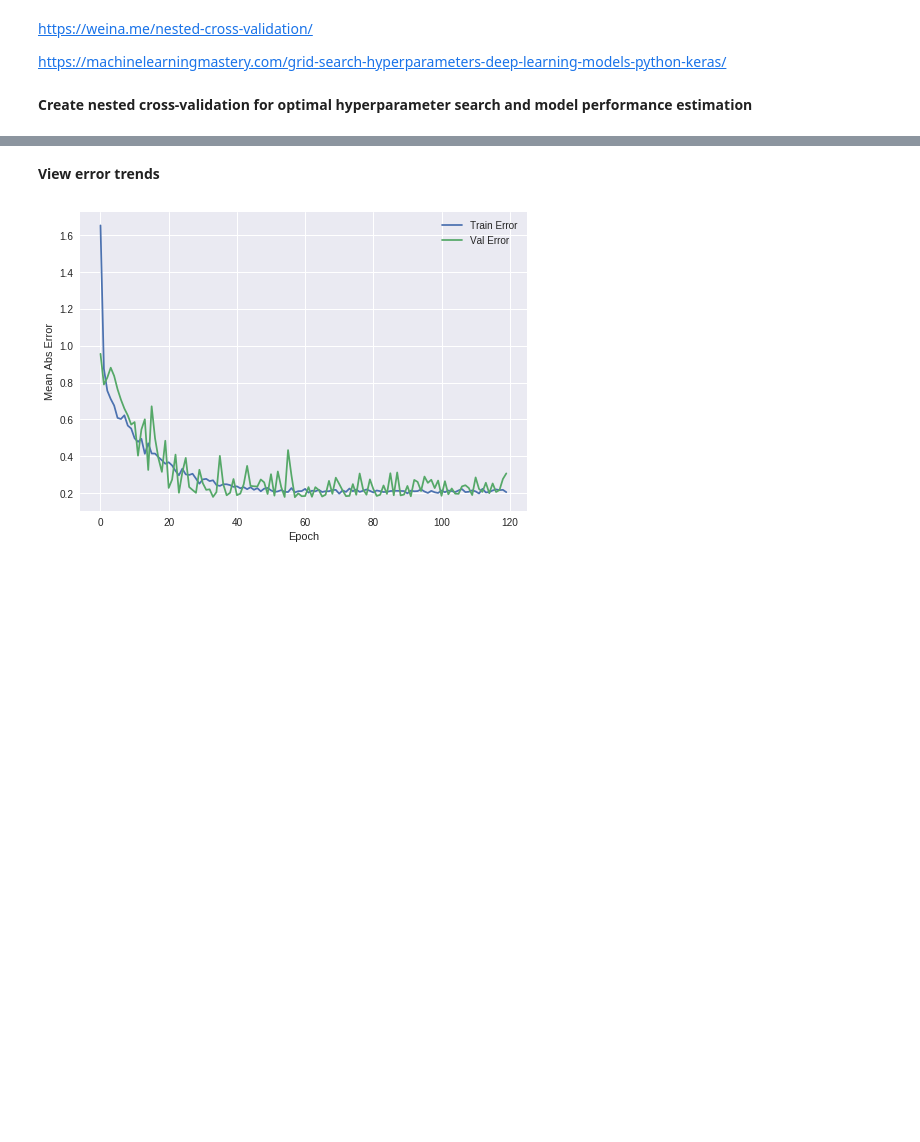
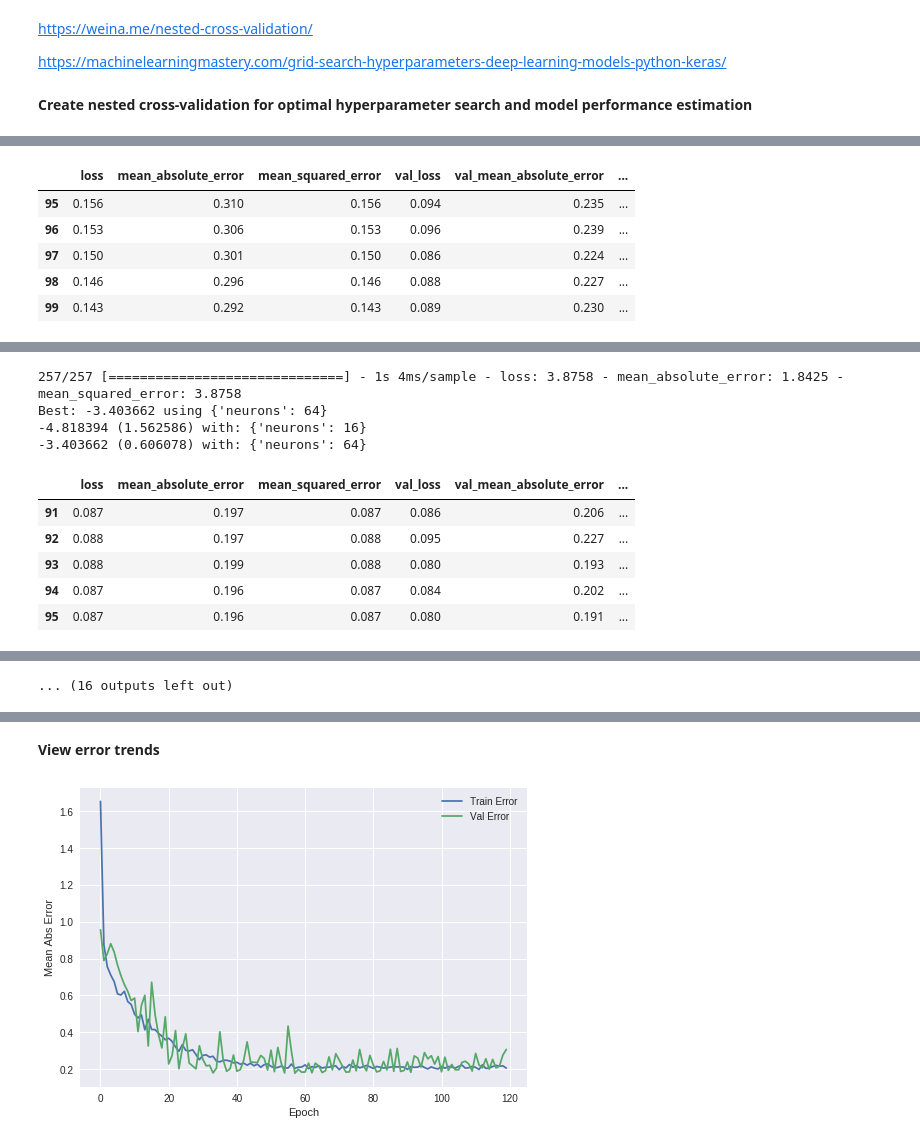
Before and after one commit to mrkevinlin/MLmed, a Jupyter notebook: keras_medicine.ipynb, the cells around one changed output, grey strips where cells are left out. Cells and saved outputs as stored; diff of their text form; code cells hidden in the pictures; blank space fills up the shorter version.

Commit message:
Implement clarified nested cross validation with GridSearch for hyperparameters

```diff
--- a/keras_medicine.ipynb
+++ b/keras_medicine.ipynb
@@ -254,12 +286,12 @@ https://weina.me/nested-cross-validation/
 https://machinelearningmastery.com/grid-search-hyperparameters-deep-learning-models-python-keras/
 # %%
 # Create a model with various hyperparameters default
-def build_model(learn_rate=0.01, dropout_rate_1=0.0, dropout_rate_2=0.0, neurons_1=1, neurons_2=1):
+def build_model(learn_rate=0.001, neurons=1, dropout_rate=0.0):
   model = keras.Sequential([
-      layers.Dense(neurons_1, activation=tf.nn.relu, input_shape=[len(feature_dataframe.columns)]),
-      layers.Dropout(dropout_rate_1),
-      layers.Dense(neurons_2, activation=tf.nn.relu),
-      layers.Dropout(dropout_rate_2),
+      layers.Dense(neurons, activation=tf.nn.relu, input_shape=[len(feature_dataframe.columns)]),
+      layers.Dropout(dropout_rate),
+      layers.Dense(64, activation=tf.nn.relu),
+      layers.Dropout(dropout_rate),
       layers.Dense(1)
   ])
 
@@ -267,11 +299,11 @@ def build_model(learn_rate=0.01, dropout_rate_1=0.0, dropout_rate_2=0.0, neurons
 
   model.compile(loss='mse',
                optimizer=optimizer,
-               metrics=['mae', 'mse', 'acc'])
+               metrics=['mae', 'mse'])
   return model
 
 # Train and evaluate the model
-def train_model(model, x_train, y_train, x_test, y_test, epochs=10):
+def train_model(model, x_train, y_train, x_test, y_test, epochs=100):
   hist = model.fit(
       x = x_train,
       y = y_train,
@@ -295,8 +406,8 @@ outer_scores = []
 for outfold, (outer_train_index, outer_test_index) in enumerate(outer_fold.split(train_dataframe), 1):
   print("(Outer) Assessing performance on fold " + str(outfold))
 
-  outer_feature_train, outer_label_train = process_data(train_dataframe.iloc[train_index].copy())
-  outer_feature_test, outer_label_test = process_data(train_dataframe.iloc[test_index].copy())
+  outer_feature_train, outer_label_train = process_data(train_dataframe.iloc[outer_train_index].copy())
+  outer_feature_test, outer_label_test = process_data(train_dataframe.iloc[outer_test_index].copy())
 
   # Create inner cross-validation loop to optimize hyperparameters
   inner_fold = KFold(n_splits=5, shuffle=True, random_state=rand_state)
@@ -305,27 +416,28 @@ for outfold, (outer_train_index, outer_test_index) in enumerate(outer_fold.split
 
   # Assorted hyperparameters to test and the dict compiling them
   learn_rate = [0.001, 0.01]#, 0.1, 0.25, 0.5]
-  dropout_rate_1 = [0.0, 0.1]#, 0.2, 0.4, 0.6, 0.8]
-  dropout_rate_2 = dropout_rate_1.copy()
-  neurons_1 = [1, 4]#, 16, 64]
-  neurons_2 = neurons_1.copy()
-  epochs = [10, 50]#, 100, 1000]
-  parameters = dict(learn_rate=learn_rate,
-                    dropout_rate_1=dropout_rate_1,
-                    dropout_rate_2=dropout_rate_2,
-                    neurons_1=neurons_1,
-                    neurons_2=neurons_2,
-                    epochs=epochs)
+  dropout_rate = [0.0, 0.5]#, 0.2, 0.4, 0.6, 0.8]
+  #dropout_rate_2 = dropout_rate_1.copy()
+  neurons = [16, 64]#[1, 4, 16, 64]
+  #neurons_2 = neurons_1.copy()
+  #epochs = [10, 50]#, 100, 1000]
+  parameters = dict(#learn_rate=learn_rate,
+                    #dropout_rate=dropout_rate,
+                    #dropout_rate_2=dropout_rate_2,
+                    neurons=neurons,
+                    #neurons_2=neurons_2,
+                    #epochs=epochs
+                   )
 
   # The inner cross-validation loop
-  for infold, (inner_train_index, inner_test_index) in enumerate(inner_fold.split(outer_feature_train)):
+  for infold, (inner_train_index, inner_test_index) in enumerate(inner_fold.split(outer_feature_train), 1):
     print("(Inner) Assessing hyperparameter performance on fold " + str(infold))
 
     inner_feature_train, inner_feature_test = outer_feature_train.iloc[inner_train_index], outer_feature_train.iloc[inner_test_index]
     inner_label_train, inner_label_test = outer_label_train.iloc[inner_train_index], outer_label_train.iloc[inner_test_index]
 
-    inner_model = KerasClassifier(build_fn=build_model)
-    grid = GridSearchCV(estimator=inner_model, param_grid=parameters)
+    inner_model = KerasRegressor(build_fn=build_model)
+    grid = GridSearchCV(estimator=inner_model, param_grid=parameters, scoring='neg_mean_squared_error', cv=3)
     grid_result = grid.fit(inner_feature_train, inner_label_train)
     # summarize results
     print("Best: %f using %s" % (grid_result.best_score_, grid_result.best_params_))
@@ -336,10 +448,9 @@ for outfold, (outer_train_index, outer_test_index) in enumerate(outer_fold.split
       print("%f (%f) with: %r" % (mean, stdev, param))
 
 
-
   best_model = None
   best_model = build_model()
-  outer_history = train_model(best_model, outer_feature_train, outer_label_train, outer_feature_test, outer_label_test, epochs=epochs[2])
+  outer_history = train_model(best_model, outer_feature_train, outer_label_train, outer_feature_test, outer_label_test, epochs=100)
   outer_hist = pd.DataFrame(outer_history.history)
   display.display(outer_hist.tail())
 # %% [output]
@@ -347,0 +474,6 @@ for outfold, (outer_train_index, outer_test_index) in enumerate(outer_fold.split
+|  | loss | mean_absolute_error | mean_squared_error | val_loss | val_mean_absolute_error | ... |
+| 95 | 0.156 | 0.310 | 0.156 | 0.094 | 0.235 | ... |
+| 96 | 0.153 | 0.306 | 0.153 | 0.096 | 0.239 | ... |
+| 97 | 0.150 | 0.301 | 0.150 | 0.086 | 0.224 | ... |
+| 98 | 0.146 | 0.296 | 0.146 | 0.088 | 0.227 | ... |
+| 99 | 0.143 | 0.292 | 0.143 | 0.089 | 0.230 | ... |
@@ -364,0 +532,10 @@ Epoch 10/10
+257/257 [==============================] - 1s 4ms/sample - loss: 3.8758 - mean_absolute_error: 1.8425 - mean_squared_error: 3.8758
+Best: -3.403662 using {'neurons': 64}
+-4.818394 (1.562586) with: {'neurons': 16}
+-3.403662 (0.606078) with: {'neurons': 64}
+|  | loss | mean_absolute_error | mean_squared_error | val_loss | val_mean_absolute_error | ... |
+| 91 | 0.087 | 0.197 | 0.087 | 0.086 | 0.206 | ... |
+| 92 | 0.088 | 0.197 | 0.088 | 0.095 | 0.227 | ... |
+| 93 | 0.088 | 0.199 | 0.088 | 0.080 | 0.193 | ... |
+| 94 | 0.087 | 0.196 | 0.087 | 0.084 | 0.202 | ... |
+| 95 | 0.087 | 0.196 | 0.087 | 0.080 | 0.191 | ... |
@@ -365 +572,2 @@ Epoch 10/10
+... (16 outputs left out)
 # %%
```
Also changed, not shown: parts of 15 cells of this notebook.
